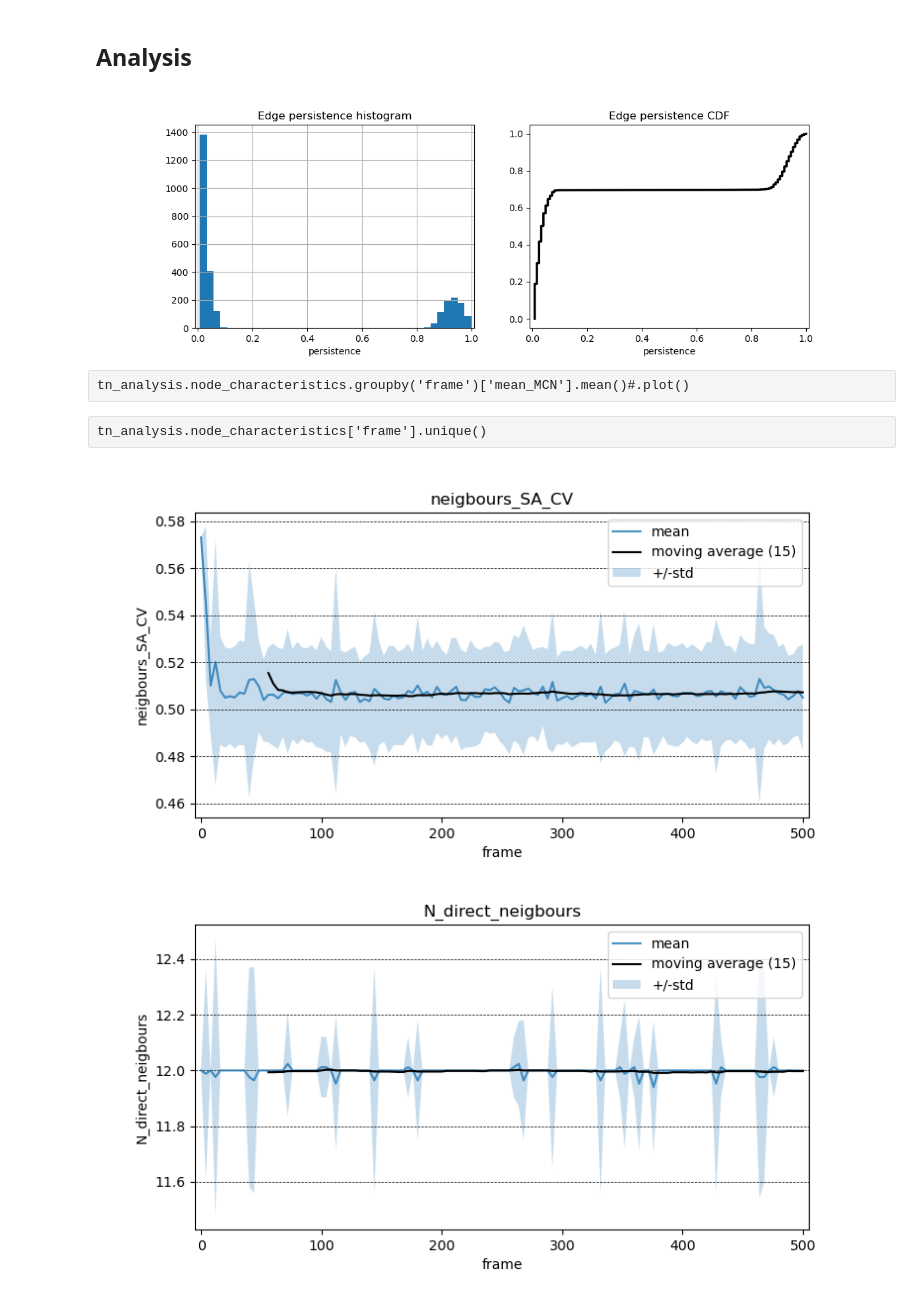
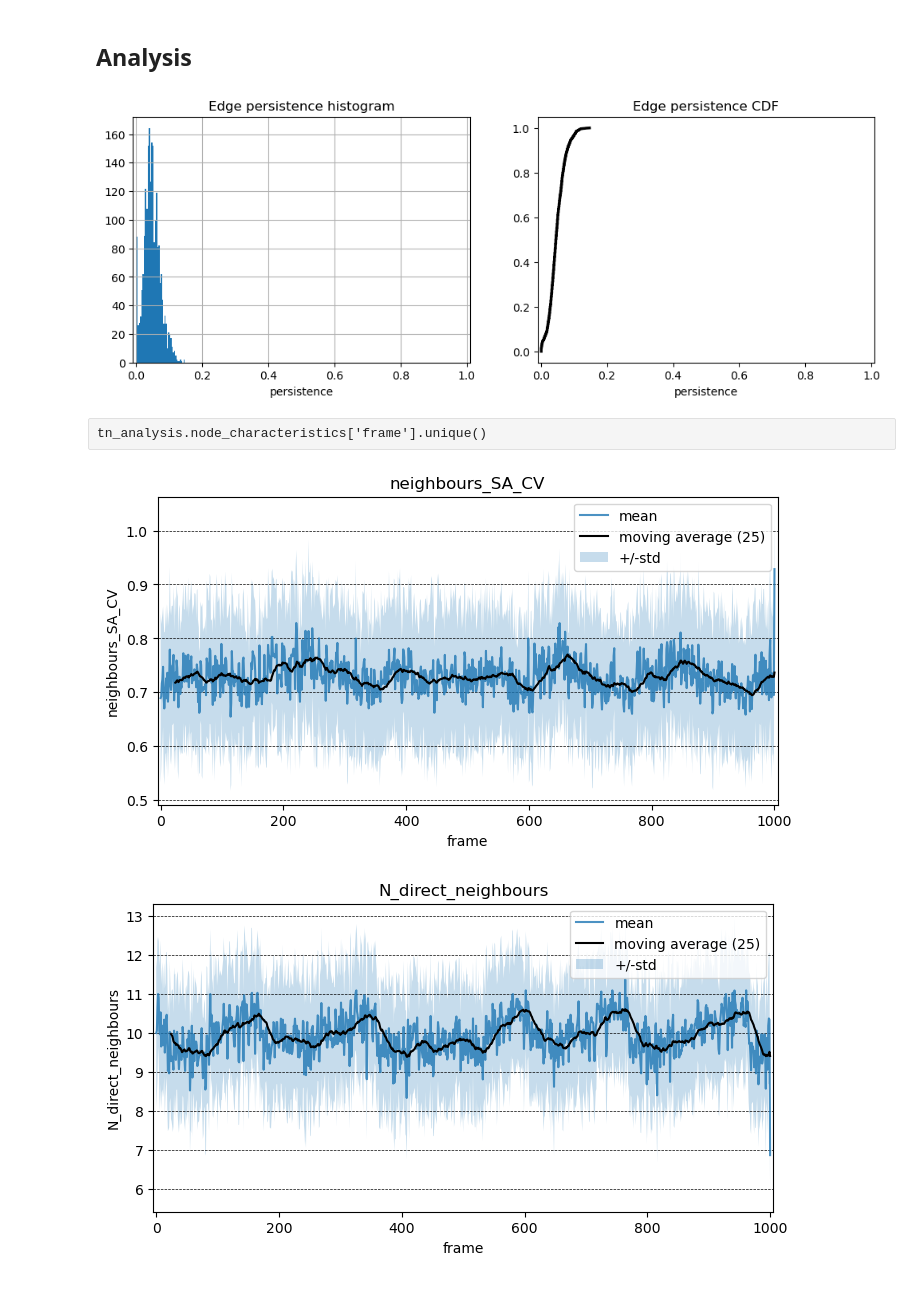
Before and after one commit to trioxane/MDTopAnal, a Jupyter notebook: Temporal_Nets_analysis.ipynb, the cells around one changed output. Drawn from its saved outputs; the diff is of its cells as text; code cells hidden in the pictures.

```diff
--- a/Temporal_Nets_analysis.ipynb
+++ b/Temporal_Nets_analysis.ipynb
@@ -99,11 +105,12 @@ class TemporalNetworkAnalysis:
         df = pd.concat(nodes_list, axis=1).T
         df = df.astype({
             'frame': 'int32',
-            'neigbours_SA_CV': 'float',
-            'N_direct_neigbours': 'int8',
-            'N_indirect_neigbours': 'int8',
-            'N_neigbours': 'int8',
-            'MCN': 'float',
+            'neighbours_SA_CV': 'float',
+            'N_direct_neighbours': 'int8',
+            'N_indirect_neighbours': 'int8',
+            'N_neighbours': 'int8',
+            'neighbours_indices': 'object',
+            'MCN': 'int8',
             })
         self.node_characteristics = df
 
@@ -145,44 +152,42 @@ class TemporalNetworkAnalysis:
 
         return filtered_wsG
 # %%
-data_list = read_pickled_object('MDTopAnalysis_glucmdc_620K.nxg') # MDTopAnalysis_py1mdc MDTopAnalysis_water_md MDTopAnalysis_benzoquinone MDTopAnalysis_water_md_full MDTopAnalysis_glucmdc_420K
+data_list = read_pickled_object('MDTopAnalysis_water_md_full.nxg') # MDTopAnalysis_py1mdc MDTopAnalysis_water_md MDTopAnalysis_benzoquinone MDTopAnalysis_water_md_full MDTopAnalysis_glucmdc_420K
 # %%
 tn_analysis = TemporalNetworkAnalysis(data_list)
 # %%
 tn_analysis.show_edge_contribution_info(plot_edge_weigts=True, return_persistence_df=False)
 # %% [output]
-[figure, old version]
+[figure, new version]
-# %% [raw]
-tn_analysis.node_characteristics.groupby('frame')['mean_MCN'].mean()#.plot()
 # %%
-ROLLING_MEAN_PERIODS = 15
+ROLLING_MEAN_PERIODS = 25
 N_FRAMES = tn_analysis.node_characteristics['frame'].unique()
 
 df_vdp_mean_std =  tn_analysis.node_characteristics.groupby('frame')[
-    ['neigbours_SA_CV', 'N_direct_neigbours', 'N_indirect_neigbours', 'N_neigbours', 'MCN']
+    ['neighbours_SA_CV', 'N_direct_neighbours', 'N_indirect_neighbours', 'N_neighbours', 'MCN']
 ].agg(['mean', 'std'])
 # %% [raw]
 tn_analysis.node_characteristics['frame'].unique()
 # %%
-for descriptor in ['neigbours_SA_CV', 'N_direct_neigbours', 'N_indirect_neigbours', 'N_neigbours', 'MCN']:
+for descriptor in ['neighbours_SA_CV', 'N_direct_neighbours', 'N_indirect_neighbours', 'N_neighbours', 'MCN']:
     plt.figure(figsize=(8, 4))
     plt.title(descriptor)
     plt.grid(visible=True, axis='y', color='k', linestyle='--', linewidth=0.5)
     plt.plot(df_vdp_mean_std[(descriptor, 'mean')], alpha=0.8, label='mean')
     plt.plot(df_vdp_mean_std[(descriptor, 'mean')].rolling(ROLLING_MEAN_PERIODS).mean(),
              color='k', alpha=1.0, label=f'moving average ({ROLLING_MEAN_PERIODS})')
     plt.fill_between(
         N_FRAMES,
         df_vdp_mean_std[(descriptor, 'mean')] - df_vdp_mean_std[(descriptor, 'std')],
         df_vdp_mean_std[(descriptor, 'mean')] + df_vdp_mean_std[(descriptor, 'std')],
         alpha=0.25,
         label='+/-std'
     )
     plt.xlim(-5, N_FRAMES.max() + 5)
     plt.xlabel('frame')
     plt.ylabel(descriptor)
     plt.legend()
     plt.show()
 # %% [output]
-[figure, old version]
+[figure, new version]
-[figure, old version]
+[figure, new version]
```
Also changed, not shown: parts of 32 cells of this notebook, 3 other files.
